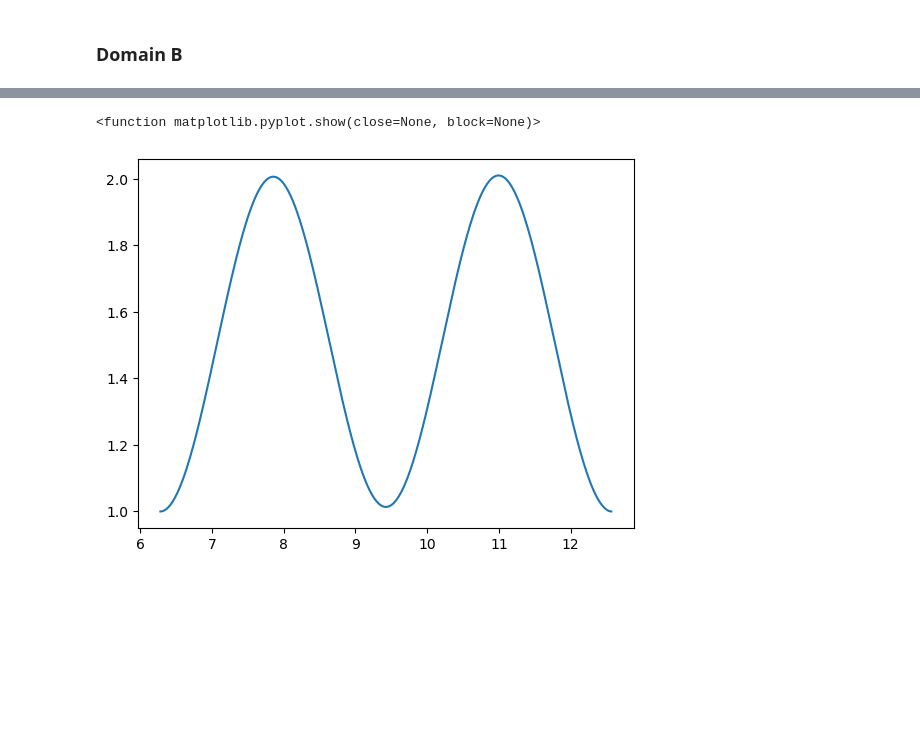
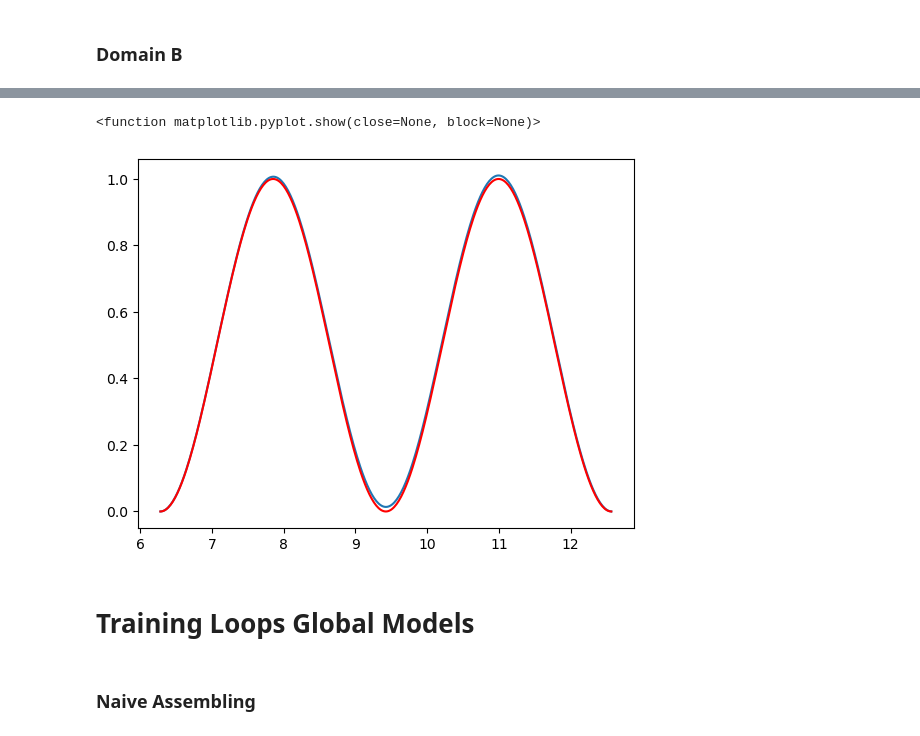
Before and after one commit to SeanDisaro/CL_PDE_Solv, a Jupyter notebook: notebooks/sintsin2tproblem.ipynb, the cells around one changed output, grey strips where cells are left out. Saved outputs shown, nothing was run; the diff lists cells and outputs as text; code cells hidden in the pictures; blank space fills up the shorter version.

Commit message:
non time dependent assembling in notebook and trained model

```diff
--- a/notebooks/sintsin2tproblem.ipynb
+++ b/notebooks/sintsin2tproblem.ipynb
@@ -110,7 +112,7 @@ for i in range(t_grid.shape[0]):
   f_out[i] = f(t_grid[i])
 
 #model:
-sol_cluster_B = LocalDeepONet_oneDim(1, 20, 10)
+#sol_cluster_B = LocalDeepONet_oneDim(1, 20, 10)
 sol_cluster_B.to('cuda')
 alpha = 1e-3
 beta = 0
@@ -143,12 +127,17 @@ loss: 1.4729664599144598e-07
 # %%
 t_grid_B_test = torch.linspace(0.+2*torch.pi ,4*torch.pi,400).view(-1,1)
 sol_cluster_B.to('cpu')
-sol = sol_cluster_B(t_grid_B_test,torch.full( t_grid_B_test.shape , 1.) )
+boundary_test = 0.
+
+sol = sol_cluster_B(t_grid_B_test,torch.full( t_grid_B_test.shape , boundary_test) )
 plt.plot(t_grid_B_test.detach().numpy() , sol.detach().numpy())
+plt.plot(t_grid_B_test, (-0.5) * np.cos(2* t_grid_B_test)+0.5+ boundary_test , color = 'red')
 plt.show
 # %% [output]
 <function matplotlib.pyplot.show(close=None, block=None)>
-[figure, old version]
+[figure, new version]
 # %%
 #save local model B
 torch.save(sol_cluster_B, Path(trained_models_address , 'local_B0.pt'))
+# %% [markdown]
+# Training Loops Global Models
@@ -154,0 +187,2 @@ torch.save(sol_cluster_B, Path(trained_models_address , 'local_B0.pt'))
+# %% [markdown]
+### Naive Assembling
```
Also changed, not shown: parts of 14 cells of this notebook, 2 other files.
